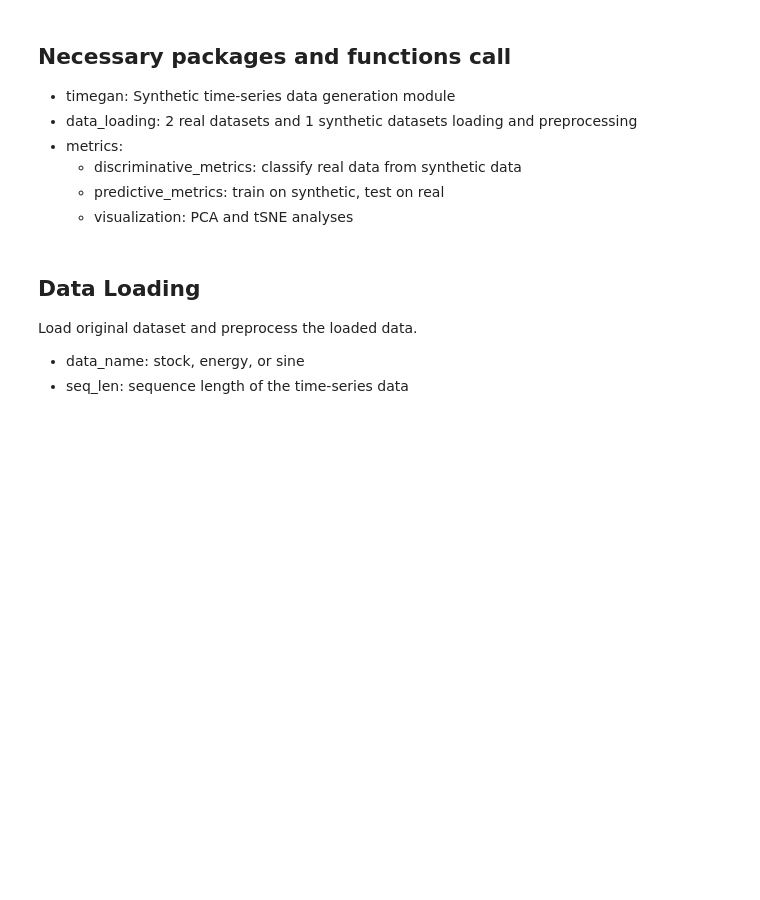
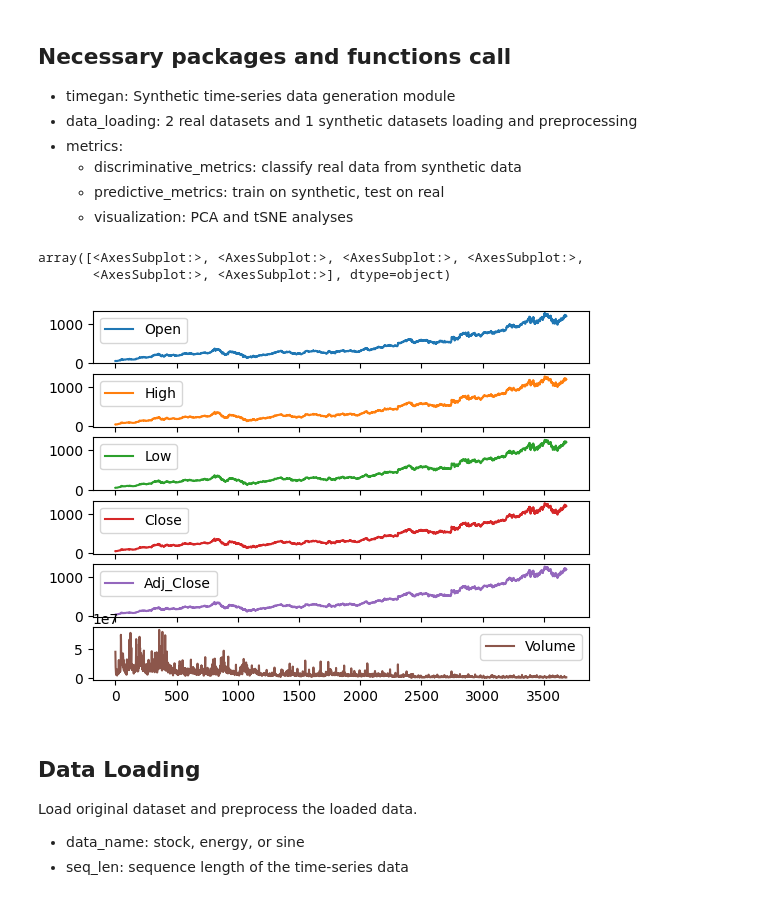
Before and after one commit to fredrikSveen/TimeGAN, a Jupyter notebook: tutorial_timegan.ipynb, the cells around one changed output. Saved outputs shown, nothing was run; the diff lists cells and outputs as text; code cells hidden in the pictures; blank space fills up the shorter version.

```diff
--- a/tutorial_timegan.ipynb
+++ b/tutorial_timegan.ipynb
@@ -45,6 +45,13 @@ from metrics.predictive_metrics import predictive_score_metrics
 from metrics.visualization_metrics import visualization
 # 4. Analysis
 from utils import list_to_df
+# %%
+ori_df = pd.read_csv("data/stock_data.csv")
+ori_df.plot(subplots=(1,5))
+# %% [output]
+array([<AxesSubplot:>, <AxesSubplot:>, <AxesSubplot:>, <AxesSubplot:>,
+       <AxesSubplot:>, <AxesSubplot:>], dtype=object)
+[figure, added]
 # %% [markdown]
 ## Data Loading
 
```
Also changed, not shown: parts of 7 cells of this notebook, 2 other files.
